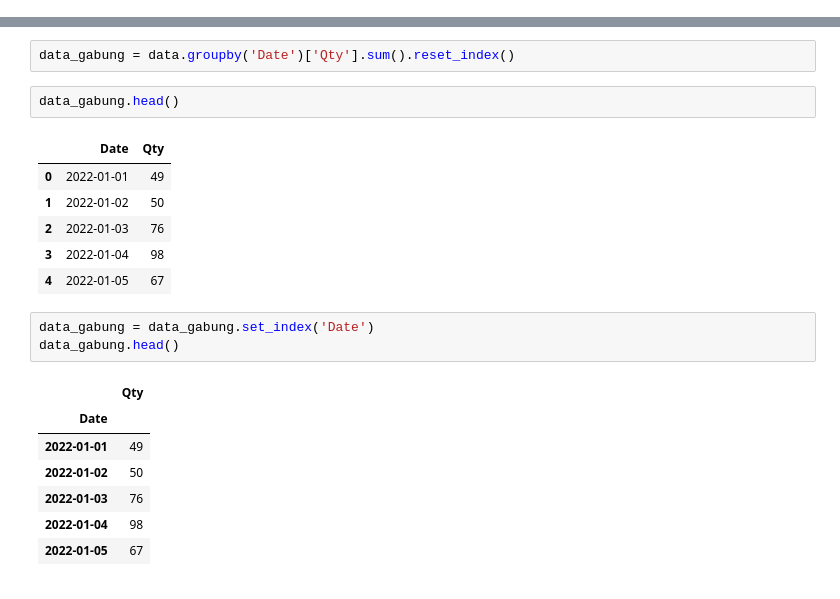
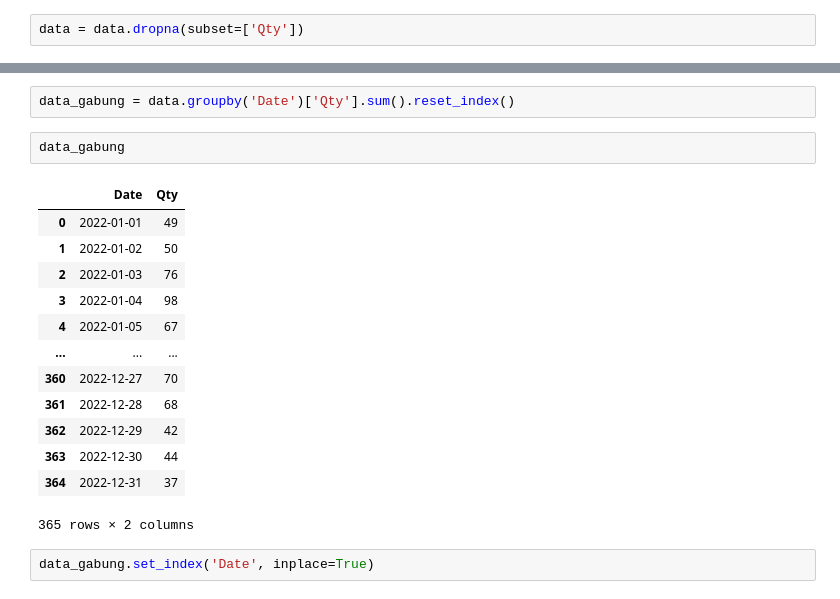
Before and after one commit to mfthrq/fp-vixrakaminxkalbe-datascience, a Jupyter notebook: ml_regression_finalproject.ipynb, the cells around one changed output, grey strips where cells are left out. Cells and saved outputs as stored; diff of their text form.

```diff
--- a/ml_regression_finalproject.ipynb
+++ b/ml_regression_finalproject.ipynb
@@ -76,6 +77,8 @@ data.head()
 data['Date'] = pd.to_datetime(data['Date'])
 data['Qty'] = pd.to_numeric(data['Qty'], errors='coerce')
 data = data.dropna(subset=['Qty'])
+# %%
+data = data.dropna(subset=['Qty'])
 # %%
 data.info()
 # %% [output]
@@ -97,22 +100,20 @@ memory usage: 313.9+ KB
 # %%
 data_gabung = data.groupby('Date')['Qty'].sum().reset_index()
 # %%
-data_gabung.head()
+data_gabung
 # %% [output]
 |  | Date | Qty |
 | 0 | 2022-01-01 | 49 |
 | 1 | 2022-01-02 | 50 |
 | 2 | 2022-01-03 | 76 |
 | 3 | 2022-01-04 | 98 |
 | 4 | 2022-01-05 | 67 |
+| ... | ... | ... |
+| 360 | 2022-12-27 | 70 |
+| 361 | 2022-12-28 | 68 |
+| 362 | 2022-12-29 | 42 |
+| 363 | 2022-12-30 | 44 |
+| 364 | 2022-12-31 | 37 |
+365 rows × 2 columns
 # %%
-data_gabung = data_gabung.set_index('Date')
-data_gabung.head()
+data_gabung.set_index('Date', inplace=True)
-# %% [output]
-|  | Qty |
-| Date |  |
-| 2022-01-01 | 49 |
-| 2022-01-02 | 50 |
-| 2022-01-03 | 76 |
-| 2022-01-04 | 98 |
-| 2022-01-05 | 67 |
```
Also changed, not shown: parts of 11 cells of this notebook.
